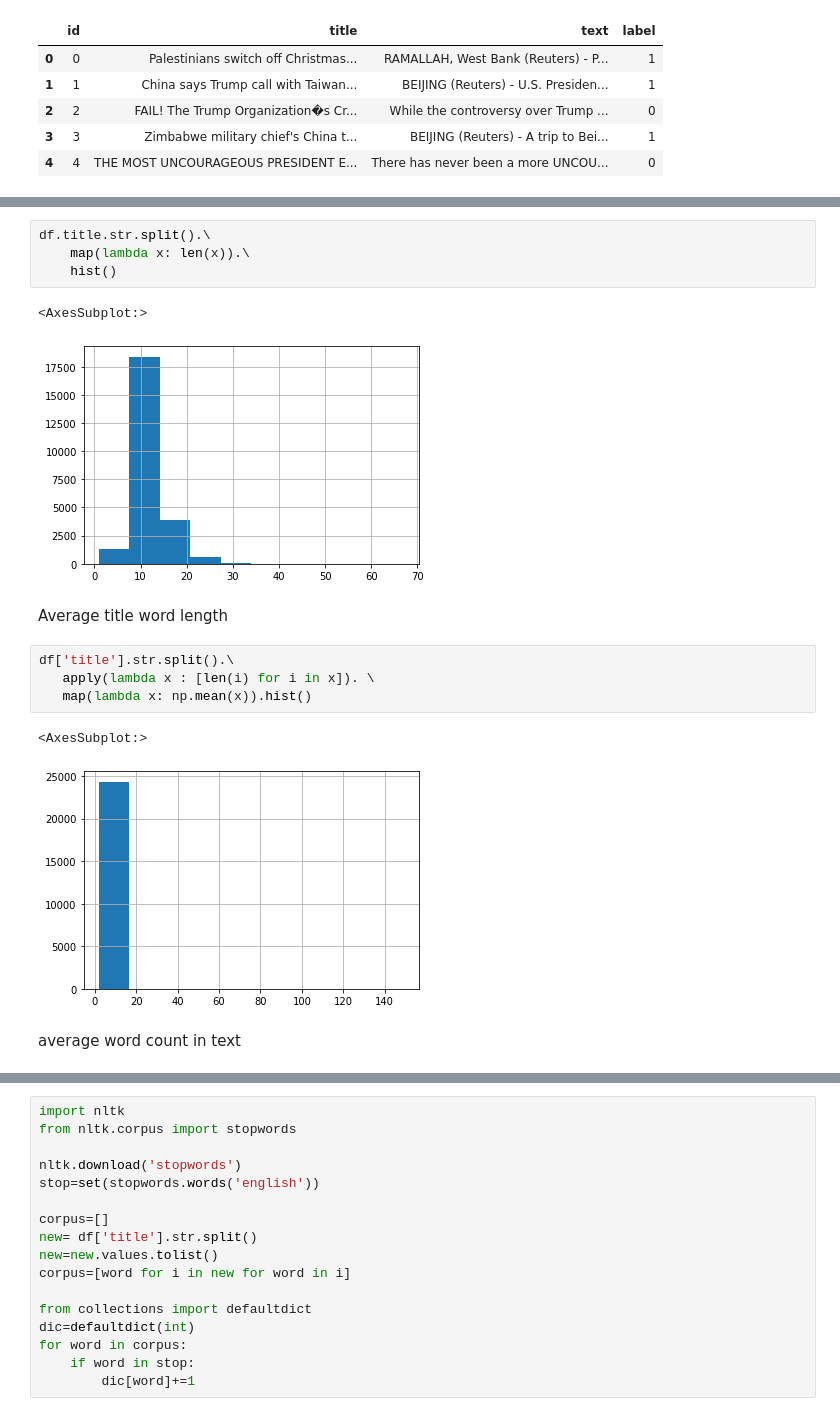
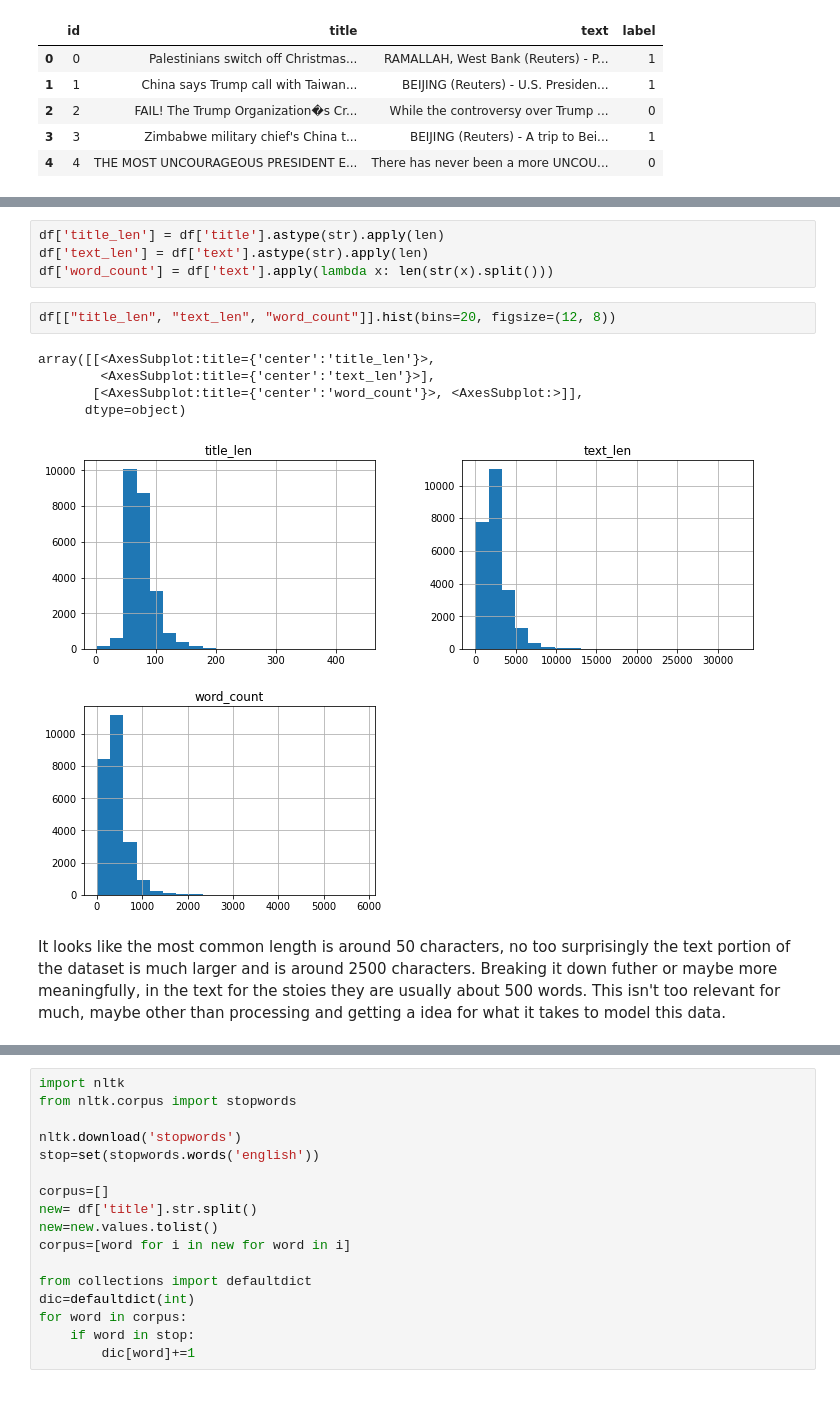
Before and after one commit to Cmeek09/NLP_with_deep_learning, a Jupyter notebook: project_part1.ipynb, the cells around one changed output, grey strips where cells are left out. Cells and saved outputs as stored; diff of their text form.

```diff
--- a/project_part1.ipynb
+++ b/project_part1.ipynb
@@ -96,21 +72,17 @@ df.text.str.split().\
-# %%
-df.title.str.split().\
-    map(lambda x: len(x)).\
-    hist()
-# %% [output]
-<AxesSubplot:>
-[figure, removed]
-# %% [markdown]
-Average title word length
-# %%
-df['title'].str.split().\
-   apply(lambda x : [len(i) for i in x]). \
-   map(lambda x: np.mean(x)).hist()
-# %% [output]
-<AxesSubplot:>
-[figure, removed]
-# %% [markdown]
-average word count in text
+# %%
+df['title_len'] = df['title'].astype(str).apply(len)
+df['text_len'] = df['text'].astype(str).apply(len)
+df['word_count'] = df['text'].apply(lambda x: len(str(x).split()))
+# %%
+df[["title_len", "text_len", "word_count"]].hist(bins=20, figsize=(12, 8))
+# %% [output]
+array([[<AxesSubplot:title={'center':'title_len'}>,
+        <AxesSubplot:title={'center':'text_len'}>],
+       [<AxesSubplot:title={'center':'word_count'}>, <AxesSubplot:>]],
+      dtype=object)
+[figure, added]
+# %% [markdown]
+It looks like the most common length is around 50 characters, no too surprisingly the text portion of the dataset is much larger and is around 2500 characters.  Breaking it down futher or maybe more meaningfully, in the text for the stoies they are usually about 500 words.  This isn't too relevant for much, maybe other than processing and getting a idea for what it takes to model this data.
 # %%
 df['text'].str.split().\
    apply(lambda x : [len(i) for i in x]). \
```
Also changed, not shown: parts of 31 cells of this notebook.
